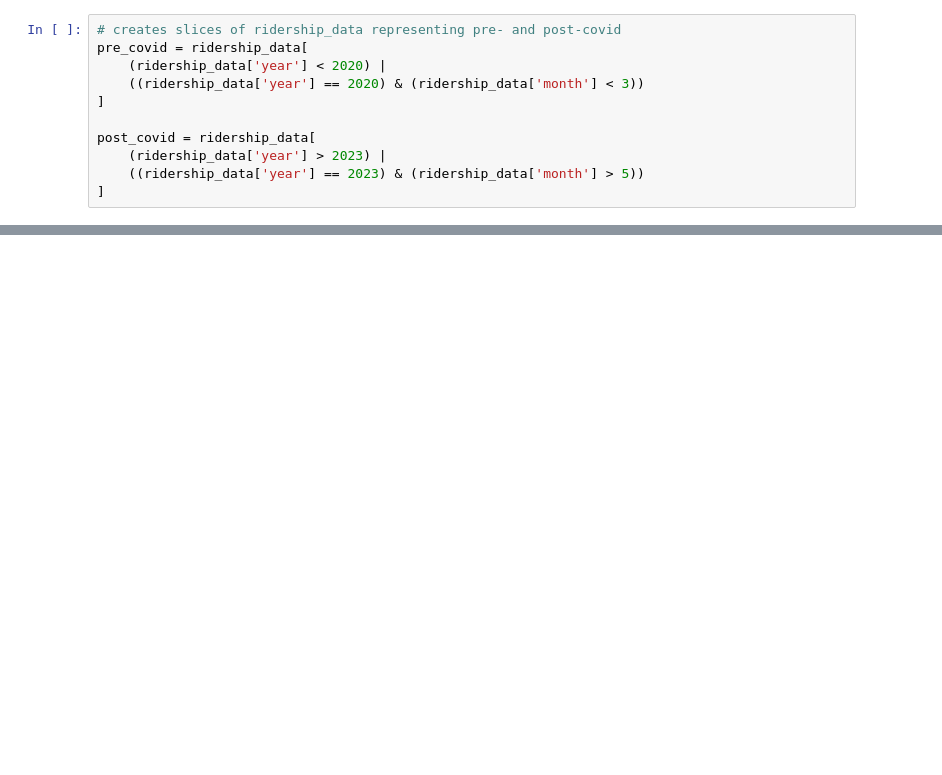
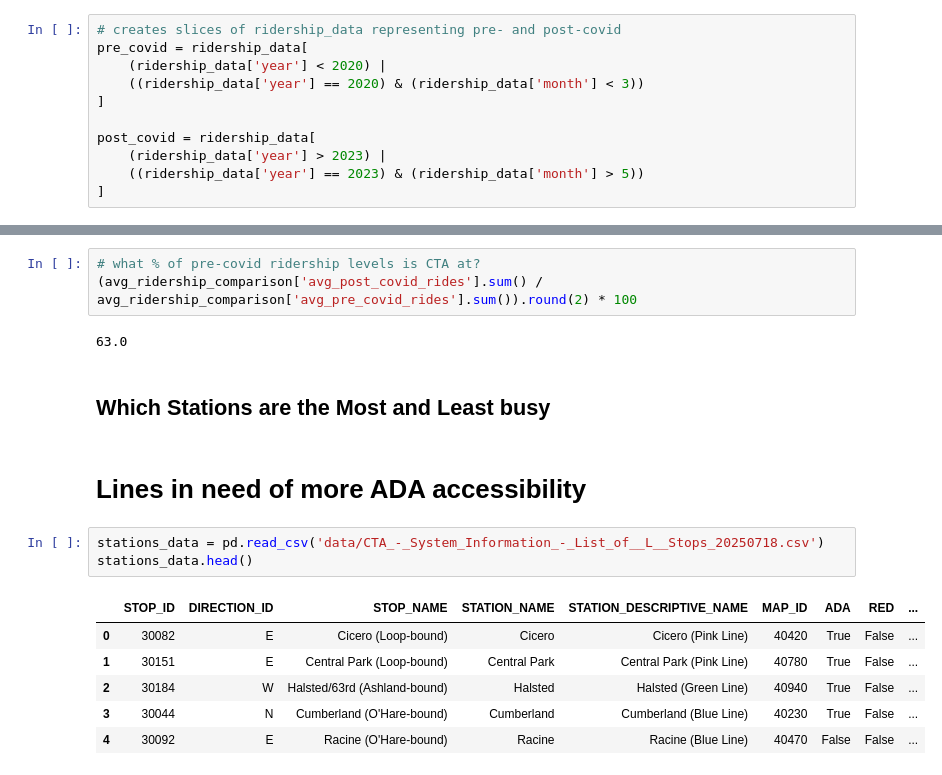
Before and after one commit to ckucewicz/cta_ridership_analysis, a Jupyter notebook: Ridership Analysis.ipynb, the cells around one changed output, grey strips where cells are left out. Cells and saved outputs as stored; diff of their text form; blank space fills up the shorter version.

```diff
--- a/Ridership Analysis.ipynb
+++ b/Ridership Analysis.ipynb
@@ -86,0 +150,19 @@ pre_covid_monthly['total_rides'].mean()
+# %%
+# what % of pre-covid ridership levels is CTA at?
+(avg_ridership_comparison['avg_post_covid_rides'].sum() / avg_ridership_comparison['avg_pre_covid_rides'].sum()).round(2) * 100
+# %% [output]
+63.0
+# %% [markdown]
+## Which Stations are the Most and Least busy
+# %% [markdown]
+# Lines in need of more ADA accessibility
+# %%
+stations_data = pd.read_csv('data/CTA_-_System_Information_-_List_of__L__Stops_20250718.csv')
+stations_data.head()
+# %% [output]
+|  | STOP_ID | DIRECTION_ID | STOP_NAME | STATION_NAME | STATION_DESCRIPTIVE_NAME | MAP_ID | ADA | RED | ... |
+| 0 | 30082 | E | Cicero (Loop-bound) | Cicero | Cicero (Pink Line) | 40420 | True | False | ... |
+| 1 | 30151 | E | Central Park (Loop-bound) | Central Park | Central Park (Pink Line) | 40780 | True | False | ... |
+| 2 | 30184 | W | Halsted/63rd (Ashland-bound) | Halsted | Halsted (Green Line) | 40940 | True | False | ... |
+| 3 | 30044 | N | Cumberland (O'Hare-bound) | Cumberland | Cumberland (Blue Line) | 40230 | True | False | ... |
+| 4 | 30092 | E | Racine (O'Hare-bound) | Racine | Racine (Blue Line) | 40470 | False | False | ... |
```
Also changed, not shown: parts of 14 cells of this notebook.
